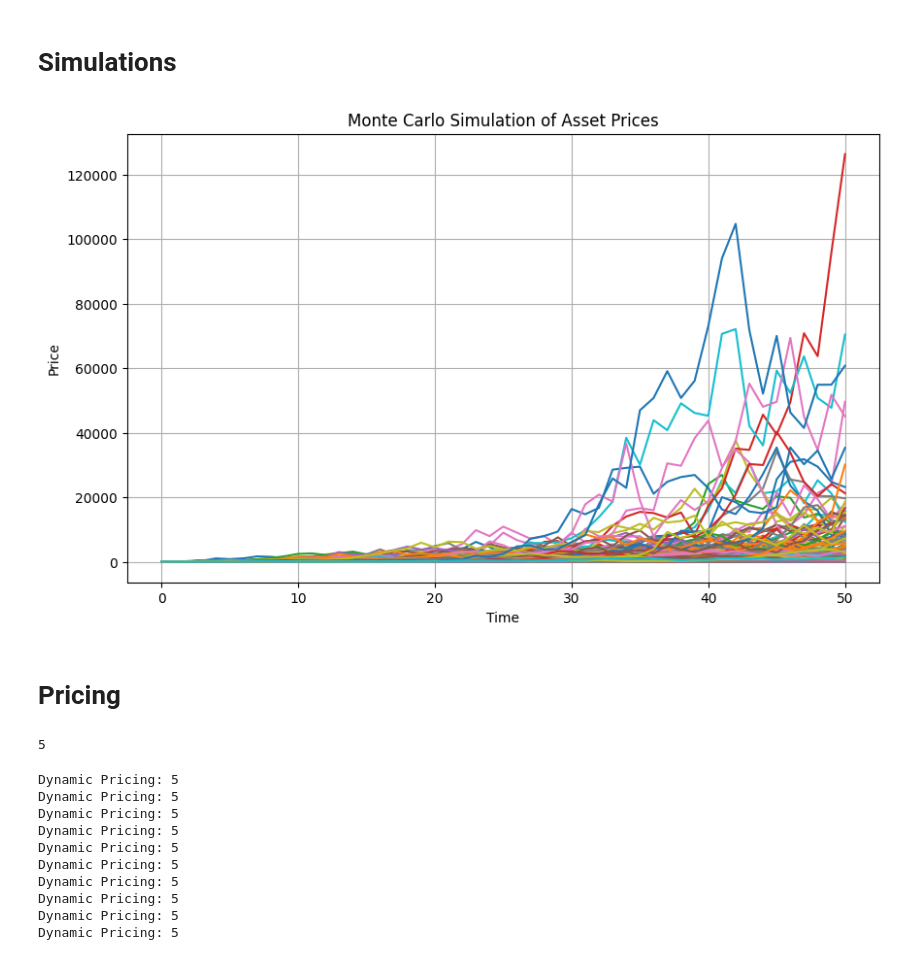
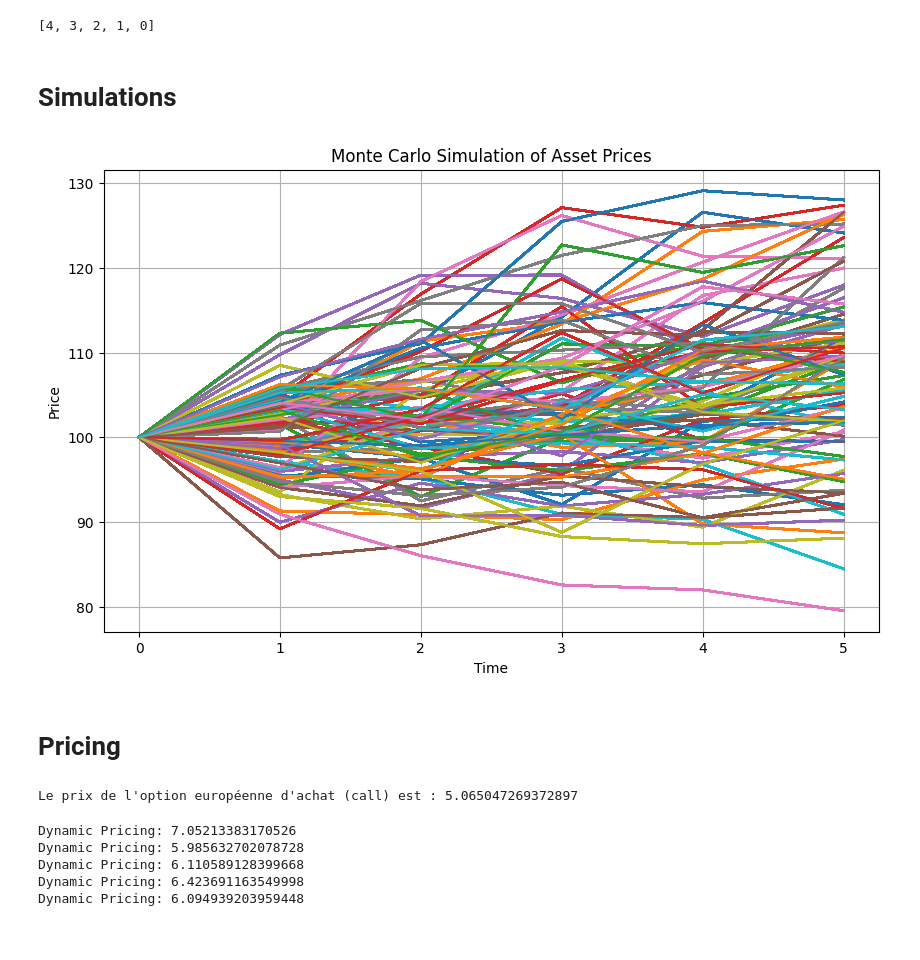
Before and after one commit to NESRINE202/Pricing_American_options, a Jupyter notebook: test-sarra.ipynb, the cells around one changed output. Saved outputs shown, nothing was run; the diff lists cells and outputs as text; code cells hidden in the pictures.

```diff
--- a/test-sarra.ipynb
+++ b/test-sarra.ipynb
@@ -118,72 +118,94 @@ def dynamic_prog_price(payoff_0,n,m,L,price_simulation,payoff_simulation,Project
     # U_0 = max(payoff_0, monte_carlo_approx)
 
     # return U_0
+# %%
+list(range(4, -1, -1))
+# %% [output]
+[4, 3, 2, 1, 0]
 # %% [markdown]
 # Simulations
 # %%
 # def payoff_function(S):
 #     return np.maximum(S - 100, 0)  # Example call option payoff function
 def Laguerre_base(m, x):
-    laguerre_polynomials = np.zeros(m)
-    for i in range(m):
+    laguerre_polynomials = np.zeros(m+1)
+    for i in range(m+1):
         laguerre_polynomials[i] = np.exp(-x / 2) * x**i * np.sqrt(np.math.factorial(i) / np.math.factorial(i + 1))
     return laguerre_polynomials
 def Projection_base(m, x):
     return x ** np.arange(0,m)  # Polynomial projection base
 def Projection_base_GBM(a,b, x):
     return x ** np.arange(1, m + 1)  # Polynomial projection base
 
 # Create instance of DynamicPricing
 r = 0.05
-sigma = 0.3
+sigma = 0.1
 S0 = 100
-L = 50
-n =1000 #100
-m = 40 # Degree of polynomial
+L = 5 #60
+n =100 #100
+m = 50 # Degree of polynomial
 a= 0.75
 b=1.75
 q=0.5
 
 k=95
 # Create Option object
 call = Option(s0=S0, T=L, K=k, call=True)
 payoff_0 = call.payoff(S0)
 
 # Create instance of MonteCarlo_simulator
 Simulation = MonteCarlo_simulator(S0, L, n,r=r,sigma=sigma,model_type="GBM")
 
 # Visualize price simulation
 Simulation.visualisation_price()
 
 # Simulate payoff
 price_simulation = Simulation.monte_carlo_price_simulator()
 payoff_simulation = Simulation.monte_carlo_payoff_simulator(call.payoff,price_simulation)
 # %% [output]
-[figure, old version]
+[figure, new version]
 # %% [markdown]
 # Pricing
+# %%
+
+import numpy as np
+from scipy.stats import norm
+
+def black_scholes_call(S, K, T, r, sigma):
+    d1 = (np.log(S / K) + (r + 0.5 * sigma ** 2) * T) / (sigma * np.sqrt(T))
+    d2 = d1 - sigma * np.sqrt(T)
+    call_price = S * norm.cdf(d1) - K * np.exp(-r * T) * norm.cdf(d2)
+    return call_price
+
+# Définition des paramètres
+S = S0  # Prix actuel de l'actif sous-jacent
+K = k  # Prix d'exercice de l'option
+T = L/365 #/ 365  # Temps jusqu'à l'expiration de l'option (en années)
+r=r  # Taux d'intérêt sans risque
+sigma = sigma  # Volatilité de l'actif sous-jacent
+
+# Calcul du prix de l'option européenne d'achat (call) en utilisant le modèle Black-Scholes
+call_price = black_scholes_call(S, K, T, r, sigma)
+
+print("Le prix de l'option européenne d'achat (call) est :", call_price)
+# %% [output]
+Le prix de l'option européenne d'achat (call) est : 5.065047269372897
 # %%
 
-dynamic_prog_price(payoff_0,n,m,L,price_simulation,payoff_simulation,Laguerre_base)
+#dynamic_prog_price(payoff_0,n,m,L,price_simulation,payoff_simulation,Laguerre_base)
-# %% [output]
-5
 # %%
 
-for i in range(10):
+for i in range(5):
     dynamic=Dynamic_pricing(S0, L, n,m,Laguerre_base,call.payoff,r=r,sigma=sigma,model_type="GBM")
-    u=dynamic.dynamic_prog_price()
+    u,Tau=dynamic.dynamic_prog_price()
     print("Dynamic Pricing:", u)
+    Tau
 # %% [output]
-Dynamic Pricing: 5
-Dynamic Pricing: 5
-Dynamic Pricing: 5
-Dynamic Pricing: 5
-Dynamic Pricing: 5
-Dynamic Pricing: 5
-Dynamic Pricing: 5
-Dynamic Pricing: 5
-Dynamic Pricing: 5
-Dynamic Pricing: 5
+Dynamic Pricing: 7.05213383170526
+Dynamic Pricing: 5.985632702078728
+Dynamic Pricing: 6.110589128399668
+Dynamic Pricing: 6.423691163549998
+Dynamic Pricing: 6.094939203959448
 # %%
 
 
```
Also changed, not shown: parts of 2 cells of this notebook, 1 other file.
